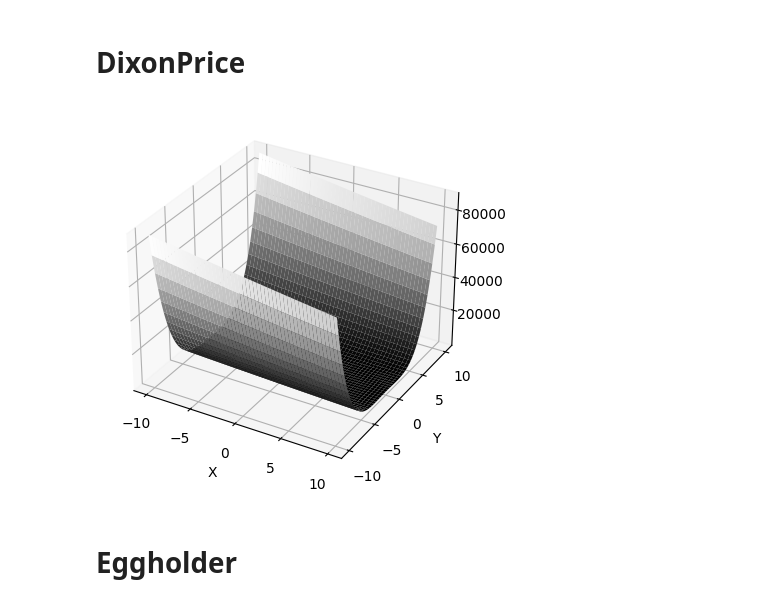
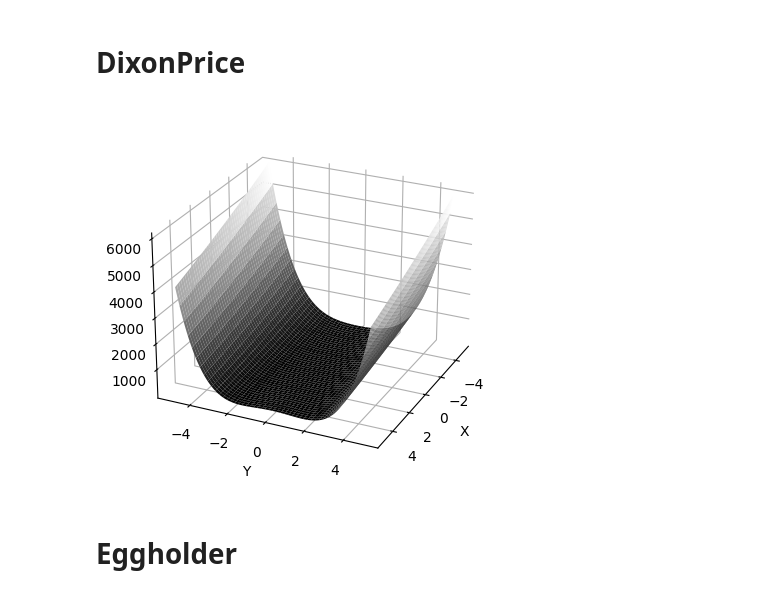
Before and after one commit to yubo-research/yubo, a Jupyter notebook: bench-figure.ipynb, the cells around one changed output. Cells and saved outputs as stored; diff of their text form; code cells hidden in the pictures.

```diff
--- a/bench-figure.ipynb
+++ b/bench-figure.ipynb
@@ -294,33 +294,40 @@ def dixon_price(x):
     for i in range(1, n):
         result += (i + 1) * (2 * x[i]**2 - x[i - 1])**2
     return result
 name = "DixonPrice"
 # Create a grid of points for x and y
-x_range = np.linspace(-10, 10, 400)
-y_range = np.linspace(-10, 10, 400)
+# x_range = np.linspace(-10, 10, 400)
+# y_range = np.linspace(-10, 10, 400)
+x_range = np.linspace(-5, 5, 500)
+y_range = np.linspace(-5, 5, 500)
 X, Y = np.meshgrid(x_range, y_range)
 Z = np.zeros_like(X)
 
 # Evaluate the Dixon-Price function for the grid of points
 for i in range(len(x_range)):
     for j in range(len(y_range)):
         Z[i, j] = dixon_price([X[i, j], Y[i, j]])
 
 # Create a 3D plot
 fig = plt.figure()
 ax = fig.add_subplot(111, projection='3d')
 
 # Plot the surface
 ax.plot_surface(X, Y, Z, cmap='gray')
 
 # Add labels and title
 ax.set_xlabel('X')
 ax.set_ylabel('Y')
+ax.view_init(25, 25)
+# make the panes transparent
+ax.xaxis.set_pane_color((1.0, 1.0, 1.0, 0.0))
+ax.yaxis.set_pane_color((1.0, 1.0, 1.0, 0.0))
+ax.zaxis.set_pane_color((1.0, 1.0, 1.0, 0.0))
 # ax.set_zlabel('f(X, Y) - Dixon-Price')
 # ax.set_title('Dixon-Price Function')
 plt.savefig(f'figures/bench/{name}.png', bbox_inches='tight')
 
 # Show the plot
 plt.show()
 # %% [output]
-[figure, old version]
+[figure, new version]
```
Also changed, not shown: parts of 40 cells of this notebook.
